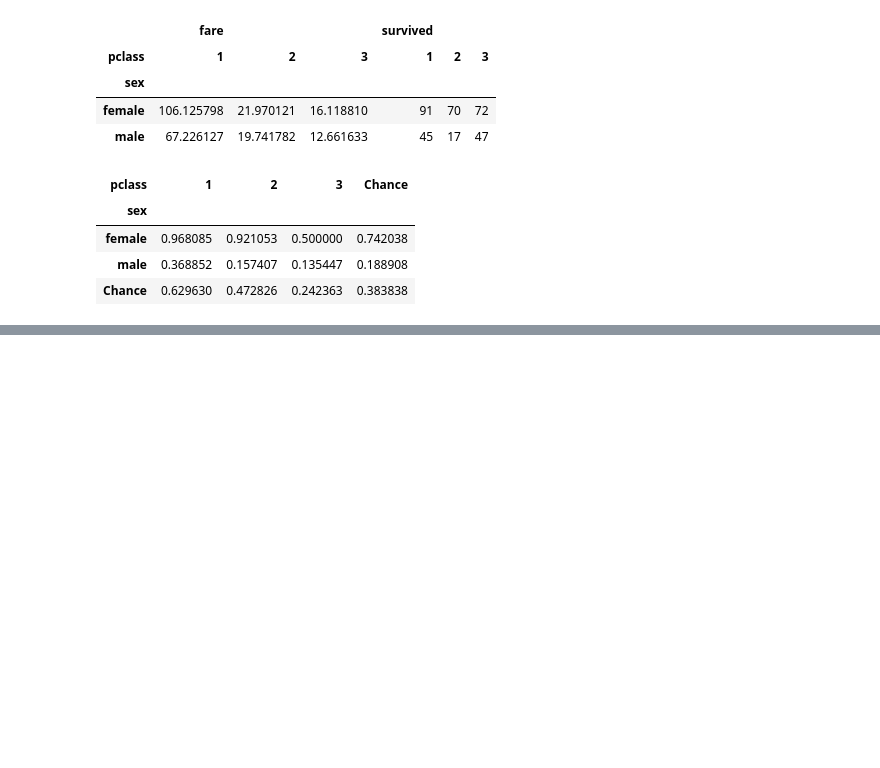
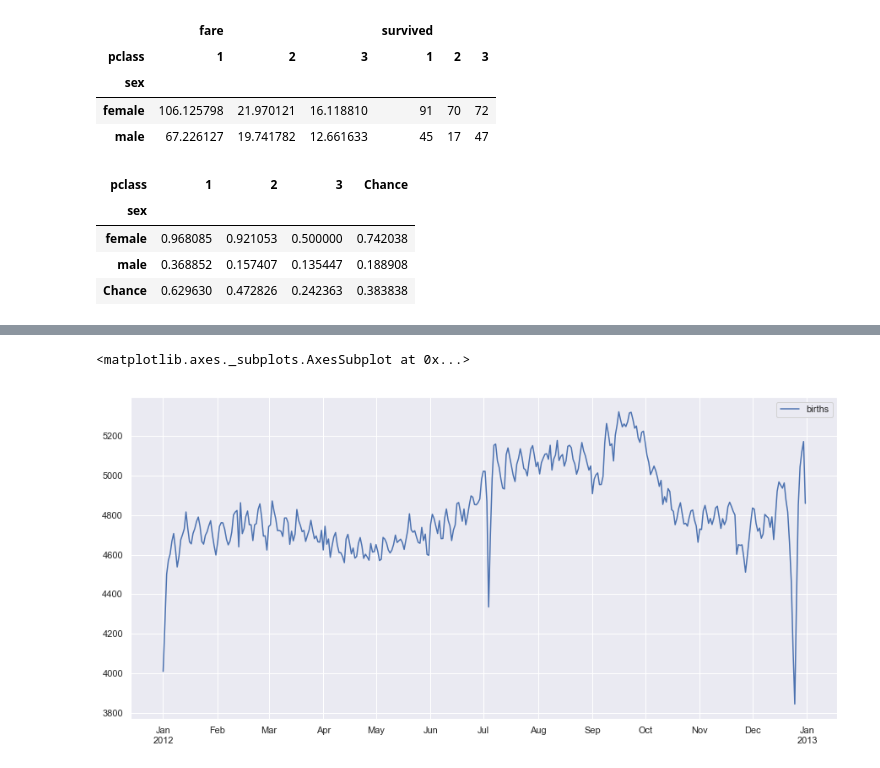
Before and after one commit to freesinger/Handbook_Notes, a Jupyter notebook: pandas/3.10 Pivot Table.ipynb, the cells around one changed output, grey strips where cells are left out. Saved outputs shown, nothing was run; the diff lists cells and outputs as text; code cells hidden in the pictures; blank space fills up the shorter version.

```diff
--- a/pandas/3.10 Pivot Table.ipynb
+++ b/pandas/3.10 Pivot Table.ipynb
@@ -75,0 +143,3 @@ titanic.pivot_table('survived', index='sex', columns='pclass', margins=True, mar
+# %%
+births_by_date = births.pivot_table('births', ['month', 'day'])
+births_by_date.head()
@@ -75,0 +154,4 @@ titanic.pivot_table('survived', index='sex', columns='pclass', margins=True, mar
+# %%
+births_by_date.index = [pd.datetime(2012, month, day)
+                       for (month, day) in births_by_date.index]
+births_by_date.head()
@@ -75,0 +165,6 @@ titanic.pivot_table('survived', index='sex', columns='pclass', margins=True, mar
+# %%
+fig, ax = plt.subplots(figsize=(15, 7))
+births_by_date.plot(ax=ax)
+# %% [output]
+<matplotlib.axes._subplots.AxesSubplot at 0x...>
+[figure, added]
```
Also changed, not shown: parts of 13 cells of this notebook, 1 other file.
